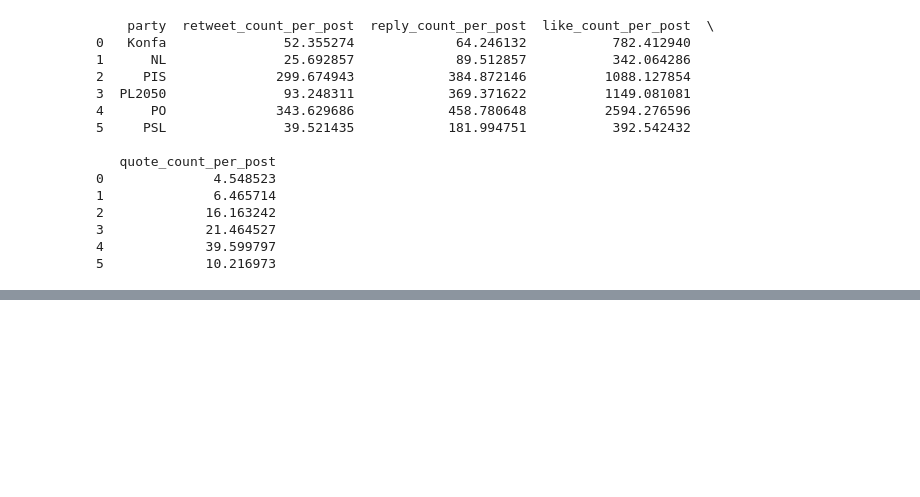
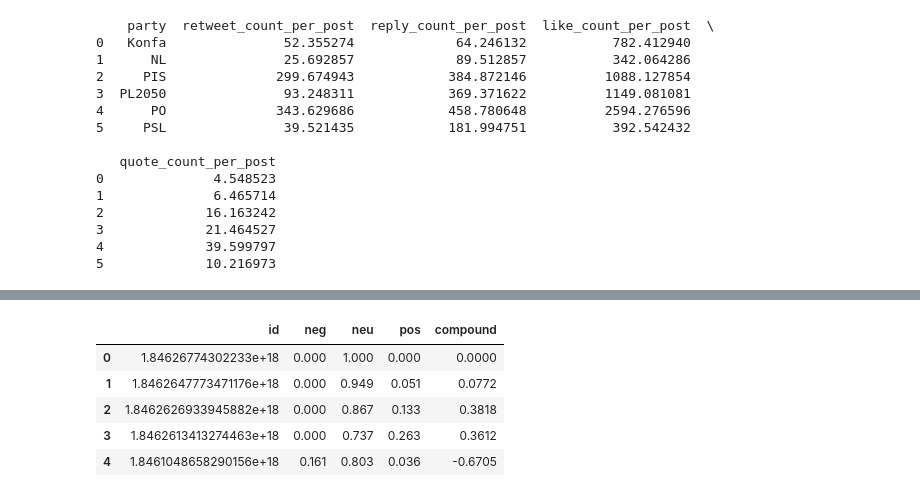
Before and after one commit to MPKuchciak/Twitter, a Jupyter notebook: initial_exploration.ipynb, the cells around one changed output, grey strips where cells are left out. Cells and saved outputs as stored; diff of their text form; code cells hidden in the pictures; blank space fills up the shorter version.

```diff
--- a/initial_exploration.ipynb
+++ b/initial_exploration.ipynb
@@ -464,0 +573,13 @@ print(public_metrics_summary[['party', 'retweet_count_per_post', 'reply_count_pe
+# %%
+vader_res = pd.DataFrame.from_dict(res, orient='index').reset_index()
+
+vader_res.rename(columns={'index': 'id'}, inplace=True)
+
+vader_res.head()
+# %% [output]
+|  | id | neg | neu | pos | compound |
+| 0 | 1.84626774302233e+18 | 0.000 | 1.000 | 0.000 | 0.0000 |
+| 1 | 1.8462647773471176e+18 | 0.000 | 0.949 | 0.051 | 0.0772 |
+| 2 | 1.8462626933945882e+18 | 0.000 | 0.867 | 0.133 | 0.3818 |
+| 3 | 1.8462613413274463e+18 | 0.000 | 0.737 | 0.263 | 0.3612 |
+| 4 | 1.8461048658290156e+18 | 0.161 | 0.803 | 0.036 | -0.6705 |
```
Also changed, not shown: parts of 19 cells of this notebook, 4 other files.
